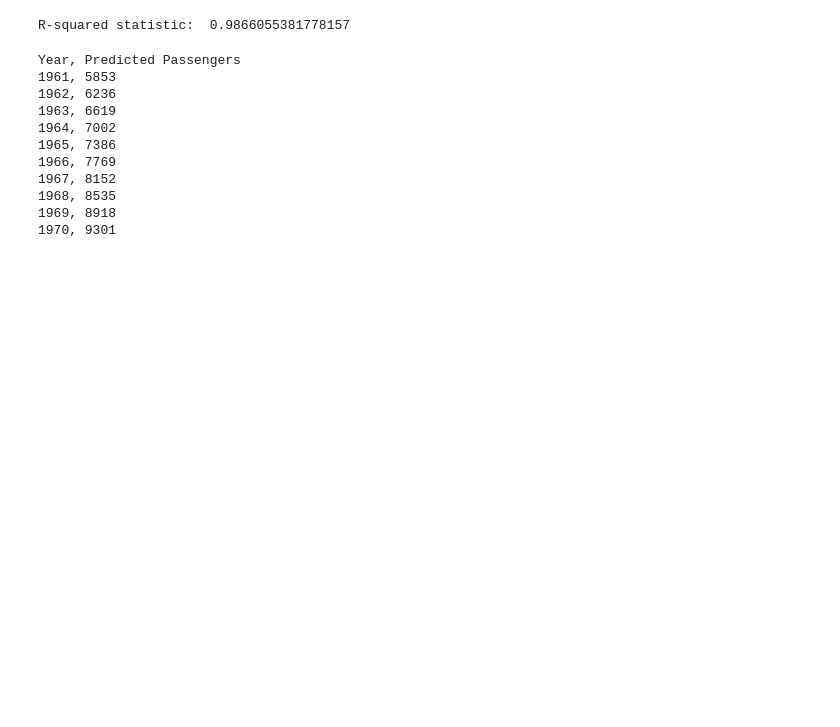
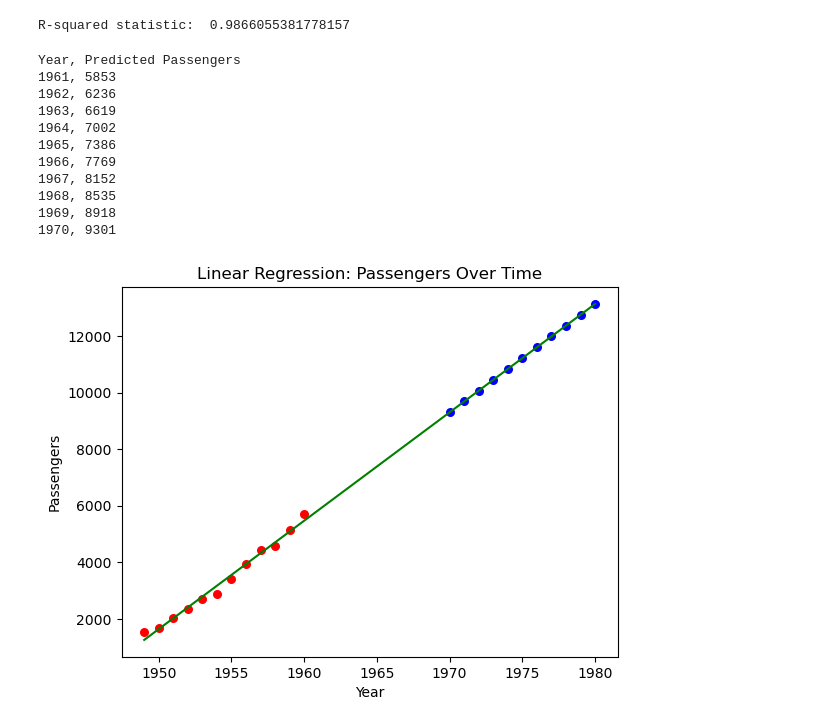
Before and after one commit to panditpooja/passenger-forecasting-air-travel-trends, a Jupyter notebook: forecasting_future_passenger_trends.ipynb, the cells around one changed output. Drawn from its saved outputs; the diff is of its cells as text; code cells hidden in the pictures; blank space fills up the shorter version.

```diff
--- a/forecasting_future_passenger_trends.ipynb
+++ b/forecasting_future_passenger_trends.ipynb
@@ -97,3 +97,50 @@ Year, Predicted Passengers
 1968, 8535
 1969, 8918
 1970, 9301
+# %%
+#Another way to do the task
+# Import necessary libraries
+import seaborn as sns
+import pandas as pd
+import numpy as np
+from sklearn.linear_model import LinearRegression
+import matplotlib.pyplot as plt
+
+# TODO: Load the 'flights' dataset
+flights_data=sns.load_dataset("flights")
+
+# TODO: Pivot the dataset to get the yearly passenger count
+flights_pivot=pd.pivot_table(data=flights_data, values='passengers', index='year', aggfunc='sum').reset_index()
+# TODO: Prepare data for model fitting
+X=np.array(flights_pivot["year"]).reshape(-1,1)
+y=np.array(flights_pivot["passengers"])
+# TODO: Fit the Linear Regression model
+reg=LinearRegression().fit(X,y)
+# TODO: Predict the passenger counts for the next decade
+new_years=np.array(range(1970,1981)).reshape(-1,1)
+new_passengers=reg.predict(new_years)
+# TODO: Plot the original data and the regression line
+# This step is correct for plotting historical data:
+plt.scatter(X, y, color = "red", marker = "o", s = 30)
+
+# Combine historical and future years for a complete line
+all_years = np.concatenate((X, new_years), axis=0)
+
+# Predict passengers for combined historical and future years
+all_passengers_predicted = reg.predict(all_years)
+
+# Plot the regression line
+plt.plot(all_years, all_passengers_predicted, color="green")
+
+# Plotting the predicted data points:
+plt.scatter(new_years, new_passengers, color="blue", marker="o", s=30)
+
+# Your labeling and title:
+plt.xlabel('Year')
+plt.ylabel('Passengers')
+plt.title('Linear Regression: Passengers Over Time')
+
+# Display your plot
+plt.show()
+# %% [output]
+[figure, added]
```
